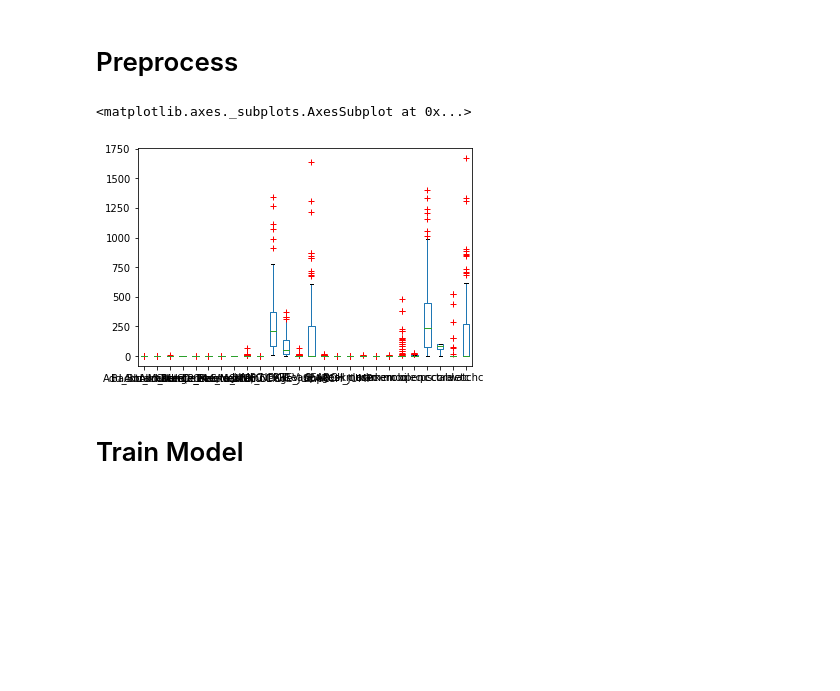
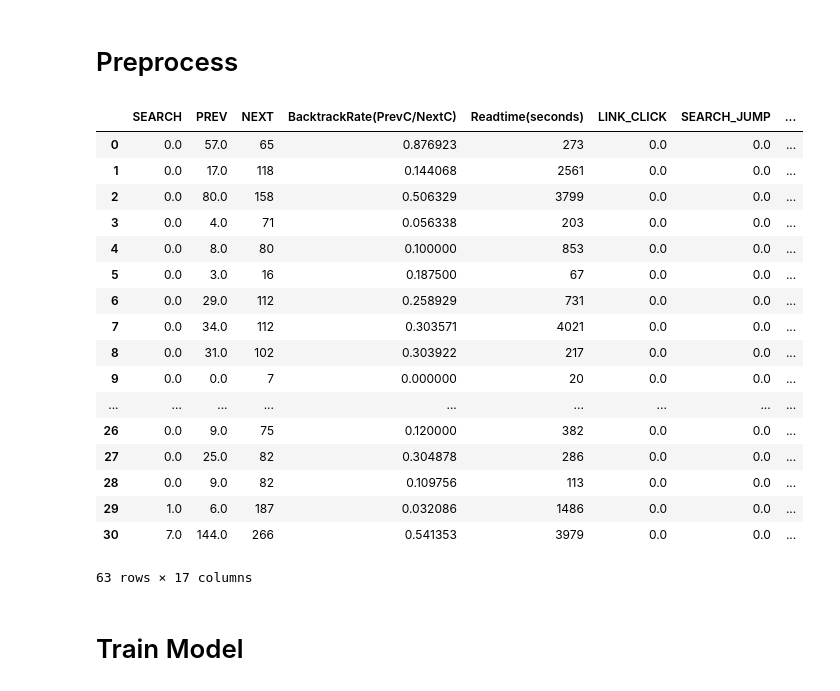
Before and after one commit to owen198/kyoto_ebook, a Jupyter notebook: XGBoost.ipynb, the cells around one changed output. Drawn from its saved outputs; the diff is of its cells as text; code cells hidden in the pictures; blank space fills up the shorter version.

```diff
--- a/XGBoost.ipynb
+++ b/XGBoost.ipynb
@@ -109,13 +112,35 @@ kyoto_1 = kyoto_1.drop([list(kyoto_1)[14]], axis=1)
 # %%
 
 outlier = 3
 kyoto_1 = kyoto_1[np.abs(kyoto_1.pcc-kyoto_1.pcc.mean()) <= (outlier * kyoto_1.pcc.std())]
 kyoto_1 = kyoto_1[np.abs(kyoto_1.tabletc-kyoto_1.tabletc.mean()) <= (outlier * kyoto_1.tabletc.std())]
-#kyoto_1 = (kyoto_1 - kyoto_1.mean()) / (kyoto_1.max() - kyoto_1.min())
-kyoto_1.plot.box(sym='r+')
+#kyoto_1 = kyoto_1 * 10
+#kyoto_1 = np.log(kyoto_1)
+#kyoto_1.fillna(0.0, inplace=True)
+#kyoto_1 = (kyoto_1 - kyoto_1.mean()) / (kyoto_1.max() - kyoto_1.min()) * 10
+#kyoto_1.fillna(0.0, inplace=True)
+
+kyoto_1
+#kyoto_1.plot.box(sym='r+')
 # %% [output]
+|  | SEARCH | PREV | NEXT | BacktrackRate(PrevC/NextC) | Readtime(seconds) | LINK_CLICK | SEARCH_JUMP | ... |
+| 0 | 0.0 | 57.0 | 65 | 0.876923 | 273 | 0.0 | 0.0 | ... |
+| 1 | 0.0 | 17.0 | 118 | 0.144068 | 2561 | 0.0 | 0.0 | ... |
+| 2 | 0.0 | 80.0 | 158 | 0.506329 | 3799 | 0.0 | 0.0 | ... |
+| 3 | 0.0 | 4.0 | 71 | 0.056338 | 203 | 0.0 | 0.0 | ... |
+| 4 | 0.0 | 8.0 | 80 | 0.100000 | 853 | 0.0 | 0.0 | ... |
+| 5 | 0.0 | 3.0 | 16 | 0.187500 | 67 | 0.0 | 0.0 | ... |
+| 6 | 0.0 | 29.0 | 112 | 0.258929 | 731 | 0.0 | 0.0 | ... |
+| 7 | 0.0 | 34.0 | 112 | 0.303571 | 4021 | 0.0 | 0.0 | ... |
+| 8 | 0.0 | 31.0 | 102 | 0.303922 | 217 | 0.0 | 0.0 | ... |
+| 9 | 0.0 | 0.0 | 7 | 0.000000 | 20 | 0.0 | 0.0 | ... |
+| ... | ... | ... | ... | ... | ... | ... | ... | ... |
+| 26 | 0.0 | 9.0 | 75 | 0.120000 | 382 | 0.0 | 0.0 | ... |
+| 27 | 0.0 | 25.0 | 82 | 0.304878 | 286 | 0.0 | 0.0 | ... |
+| 28 | 0.0 | 9.0 | 82 | 0.109756 | 113 | 0.0 | 0.0 | ... |
+| 29 | 1.0 | 6.0 | 187 | 0.032086 | 1486 | 0.0 | 0.0 | ... |
+| 30 | 7.0 | 144.0 | 266 | 0.541353 | 3979 | 0.0 | 0.0 | ... |
-<matplotlib.axes._subplots.AxesSubplot at 0x...>
+63 rows × 17 columns
-[figure, removed]
 # %%
 
 kyoto_y = kyoto_1['score']
```
Also changed, not shown: parts of 8 cells of this notebook.
